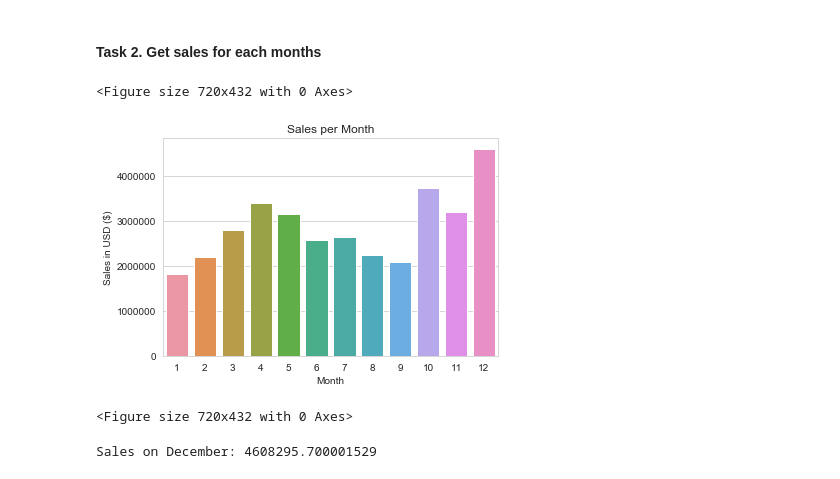
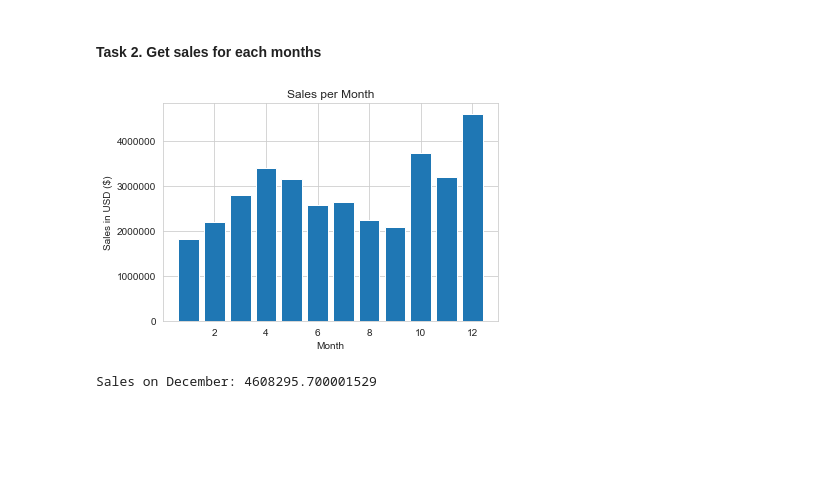
Before and after one commit to ricoputrap/electrosales-2019, a Jupyter notebook: SalesAnalysis.ipynb, the cells around one changed output. Cells and saved outputs as stored; diff of their text form; code cells hidden in the pictures; blank space fills up the shorter version.

```diff
--- a/SalesAnalysis.ipynb
+++ b/SalesAnalysis.ipynb
@@ -437,19 +437,16 @@ df.head()
 # %%
 months = list(range(1,13))
 
 # setup the bar chart
-sns.barplot(x=months, y=df.groupby(['Order Month'])['Sales'].sum())
+plt.bar(months, df.groupby(['Order Month'])['Sales'].sum())
 
 # set bar chart appearance
-sns.set_style("whitegrid")
 plt.title("Sales per Month")
 plt.xlabel("Month")
 plt.ylabel("Sales in USD ($)")
-plt.figure(figsize=(10,6))
+plt.show()
 # %% [output]
-<Figure size 720x432 with 0 Axes>
-[figure, old version]
+[figure, new version]
-<Figure size 720x432 with 0 Axes>
 # %%
 # Get sales on December
 print("Sales on December:", df.groupby(['Order Month'])['Sales'].sum().iloc[11])
```
Also changed, not shown: parts of 3 cells of this notebook.
